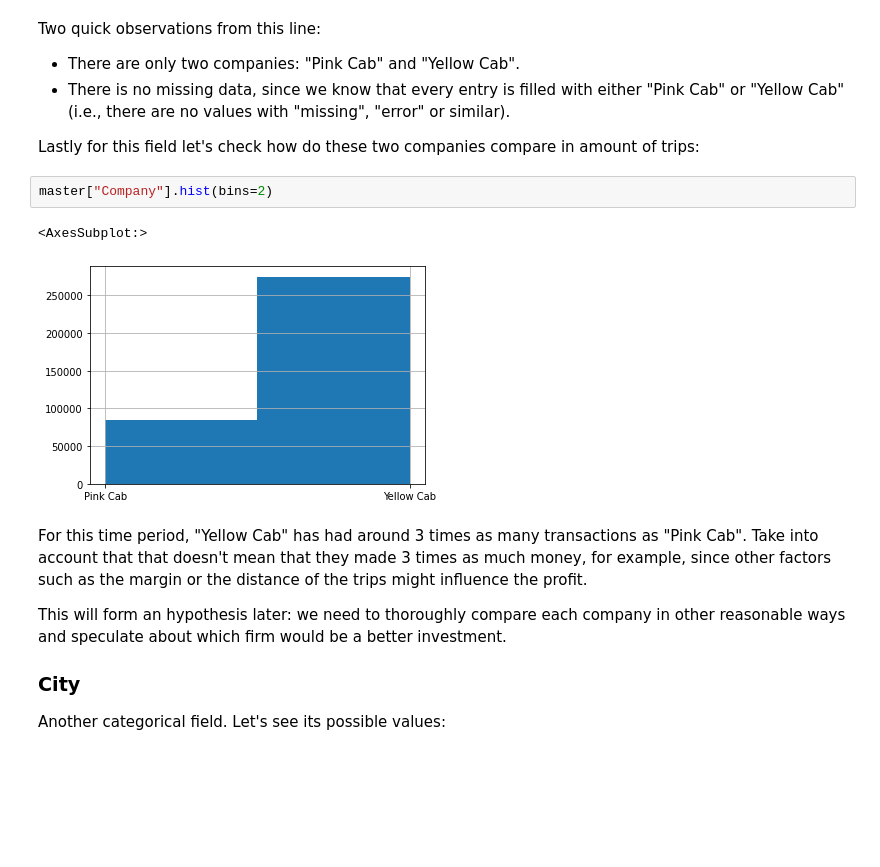
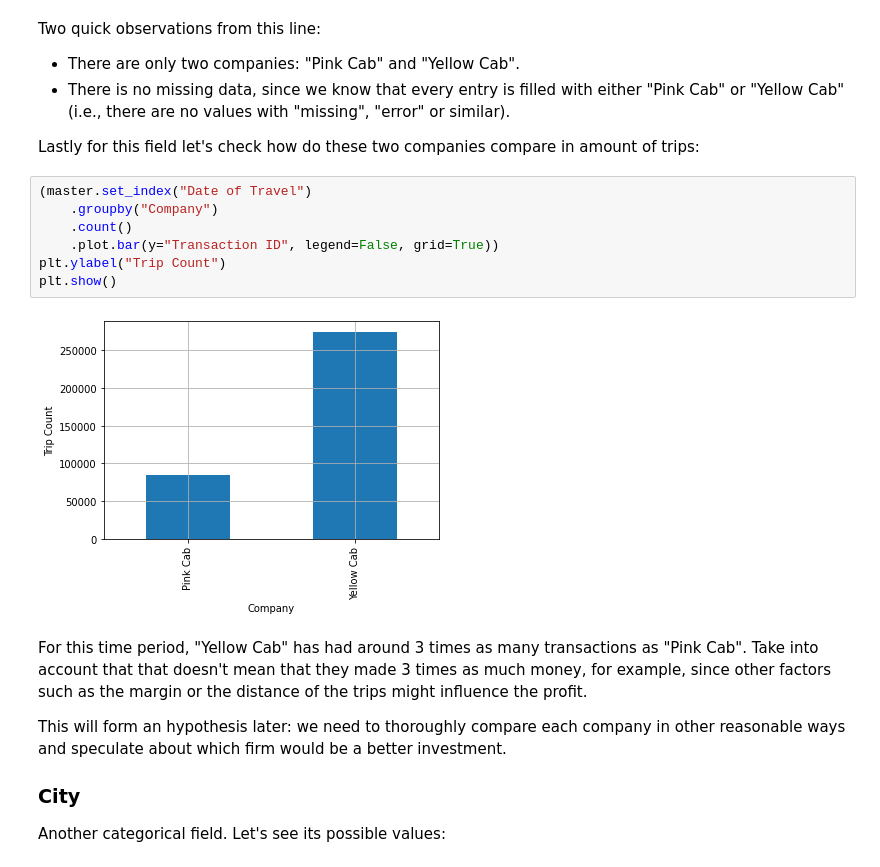
Before and after one commit to dme48/dataglacier-internship, a Jupyter notebook: Week 2/eda.ipynb, the cells around one changed output. Cells and saved outputs as stored; diff of their text form; blank space fills up the shorter version.

```diff
--- a/Week 2/eda.ipynb
+++ b/Week 2/eda.ipynb
@@ -168,10 +178,14 @@ Two quick observations from this line:
 
 Lastly for this field let's check how do these two companies compare in amount of trips:
 # %%
-master["Company"].hist(bins=2)
+(master.set_index("Date of Travel")
+    .groupby("Company")
+    .count()
+    .plot.bar(y="Transaction ID", legend=False, grid=True))
+plt.ylabel("Trip Count")
+plt.show()
 # %% [output]
-<AxesSubplot:>
-[figure, old version]
+[figure, new version]
 # %% [markdown]
 For this time period, "Yellow Cab" has had around 3 times as many transactions as "Pink Cab". Take into account that that doesn't mean that they made 3 times as much money, for example, since other factors such as the margin or the distance of the trips might influence the profit.
 
```
Also changed, not shown: parts of 31 cells of this notebook, 1 other file.
